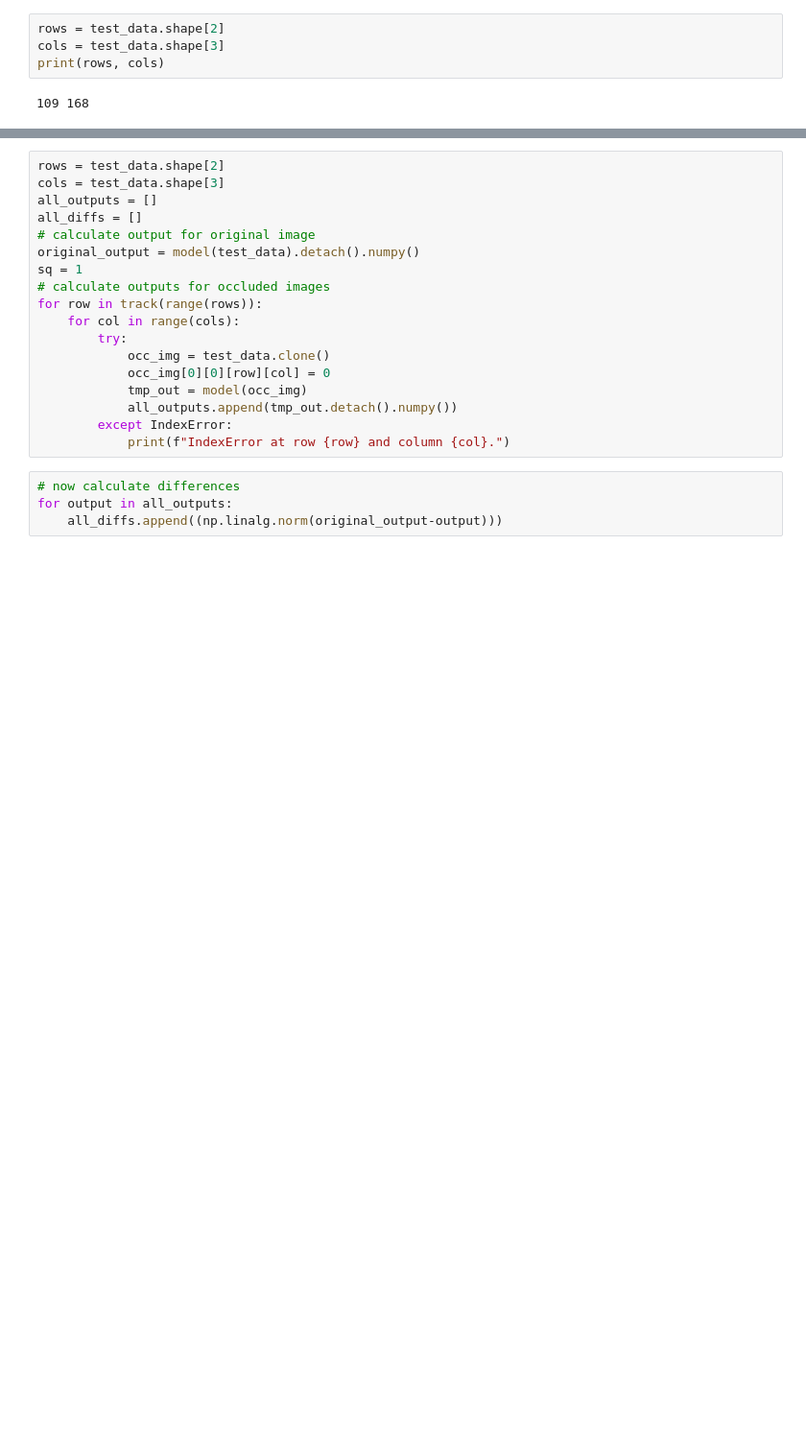
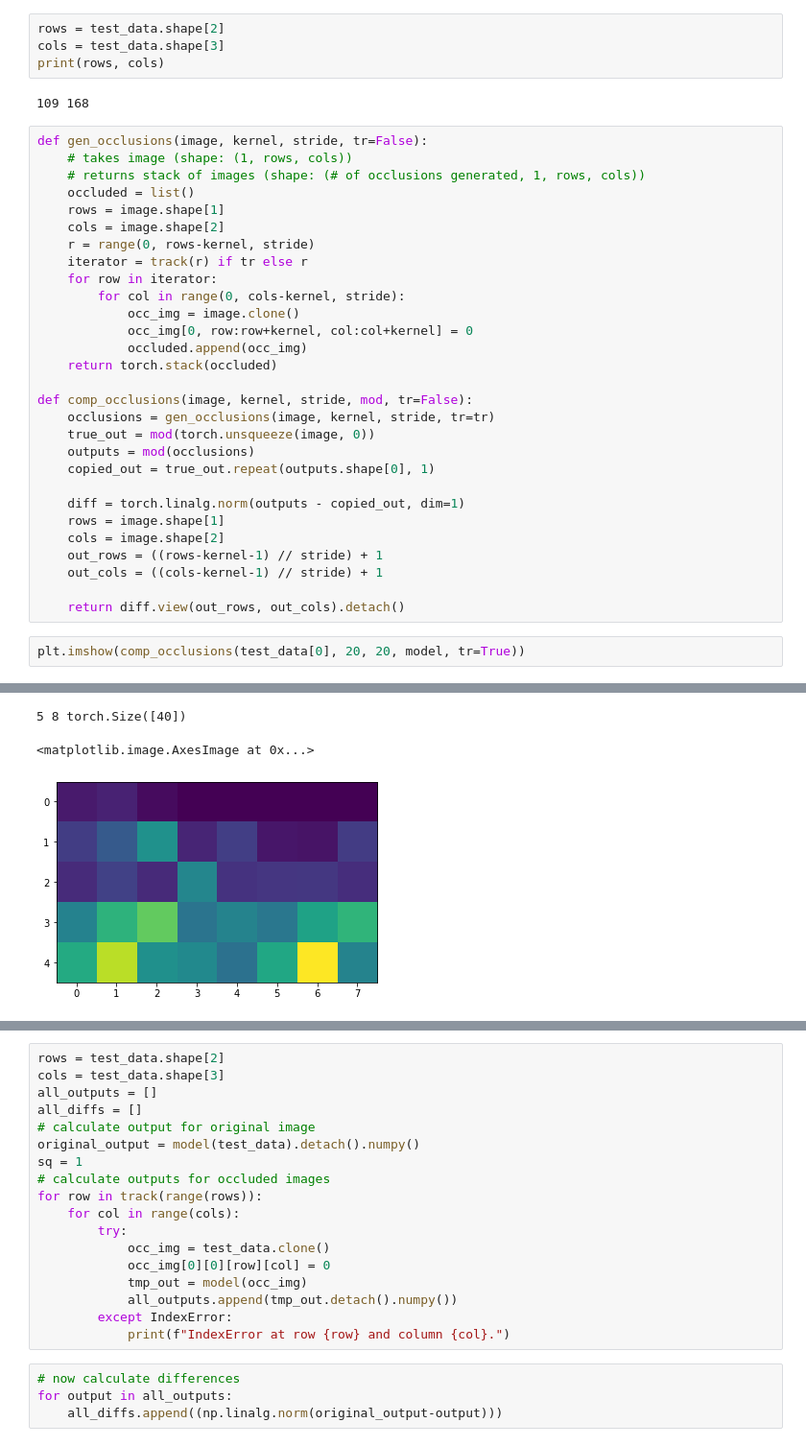
Before and after one commit to boldloop/interpretable-MR, a Jupyter notebook: occlusion_map.ipynb, the cells around one changed output, grey strips where cells are left out. Shown: that part at 96% size. Cells and saved outputs as stored; diff of their text form; blank space fills up the shorter version.

Commit message:
occlusions expanded for arbitrary kernel, stride

```diff
--- a/occlusion_map.ipynb
+++ b/occlusion_map.ipynb
@@ -99,3 +99,35 @@ cols = test_data.shape[3]
 print(rows, cols)
 # %% [output]
 109 168
+# %%
+def gen_occlusions(image, kernel, stride, tr=False):
+    # takes image (shape: (1, rows, cols))
+    # returns stack of images (shape: (# of occlusions generated, 1, rows, cols))
+    occluded = list()
+    rows = image.shape[1]
+    cols = image.shape[2]
+    r = range(0, rows-kernel, stride)
+    iterator = track(r) if tr else r
+    for row in iterator:
+        for col in range(0, cols-kernel, stride):
+            occ_img = image.clone()
+            occ_img[0, row:row+kernel, col:col+kernel] = 0
+            occluded.append(occ_img)
+    return torch.stack(occluded)
+
+def comp_occlusions(image, kernel, stride, mod, tr=False):
+    occlusions = gen_occlusions(image, kernel, stride, tr=tr)
+    true_out = mod(torch.unsqueeze(image, 0))
+    outputs = mod(occlusions)
+    copied_out = true_out.repeat(outputs.shape[0], 1)
+
+    diff = torch.linalg.norm(outputs - copied_out, dim=1)
+    rows = image.shape[1]
+    cols = image.shape[2]
+    out_rows = ((rows-kernel-1) // stride) + 1
+    out_cols = ((cols-kernel-1) // stride) + 1
+
+    return diff.view(out_rows, out_cols).detach()
+# %%
+plt.imshow(comp_occlusions(test_data[0], 20, 20, model, tr=True))
+# %% [output]
@@ -101,0 +137,3 @@ print(rows, cols)
+5 8 torch.Size([40])
+<matplotlib.image.AxesImage at 0x...>
+[figure, added]
```
Also changed, not shown: parts of 7 cells of this notebook.
